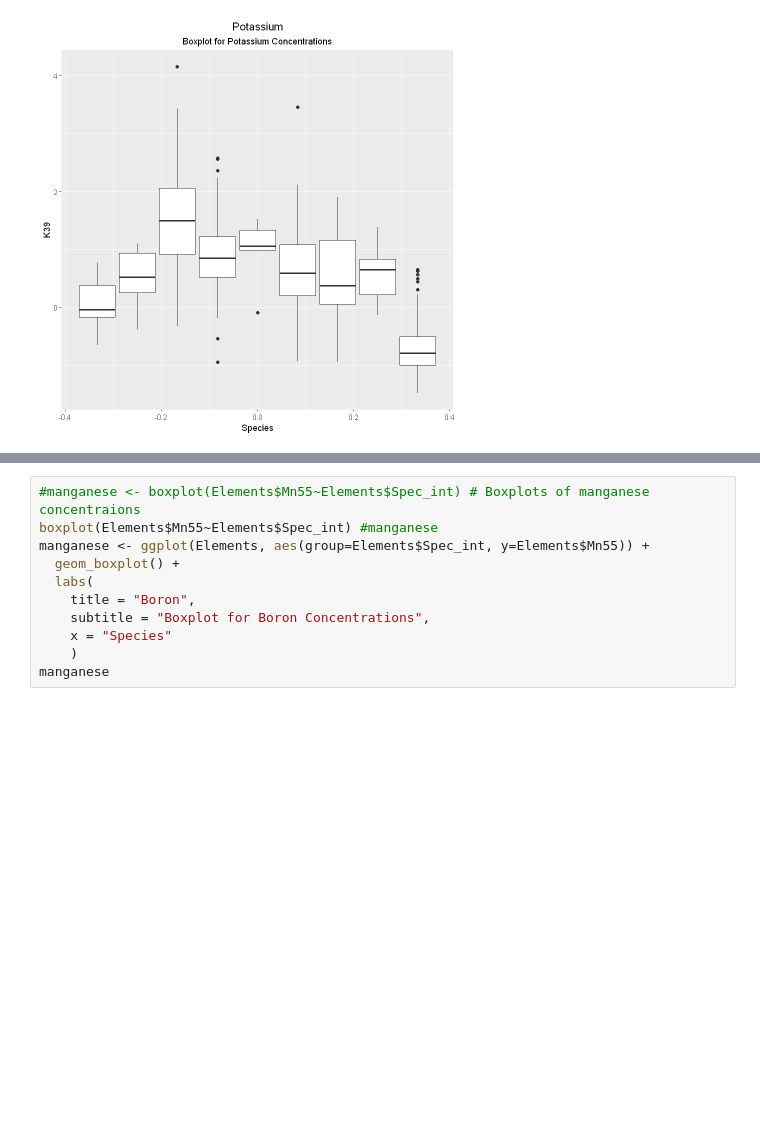
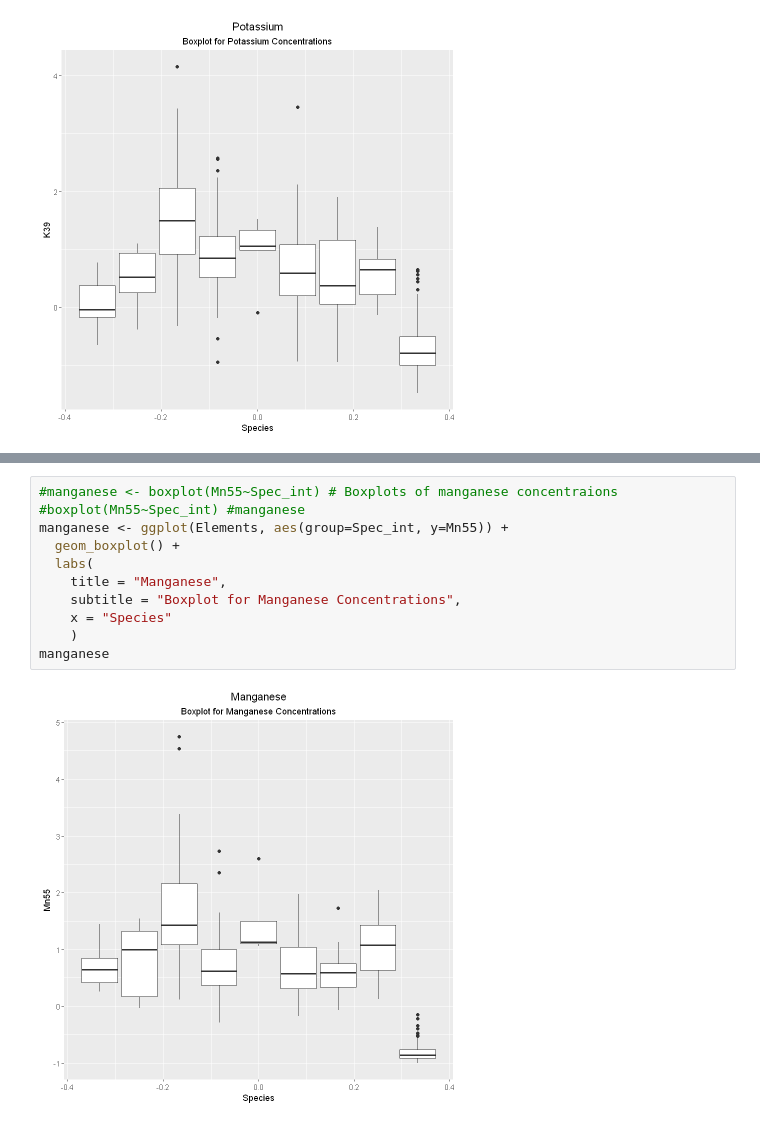
Before and after one commit to Kovacs-Lab/Aim-3, a Jupyter notebook: Ionomics/Boxplots.ipynb, the cells around one changed output, grey strips where cells are left out. Drawn from its saved outputs; the diff is of its cells as text; blank space fills up the shorter version.

```diff
--- a/Ionomics/Boxplots.ipynb
+++ b/Ionomics/Boxplots.ipynb
@@ -184,12 +189,14 @@ iron
 # %%
-#manganese <- boxplot(Elements$Mn55~Elements$Spec_int) # Boxplots of manganese concentraions
-boxplot(Elements$Mn55~Elements$Spec_int) #manganese
-manganese <- ggplot(Elements, aes(group=Elements$Spec_int, y=Elements$Mn55)) +
+#manganese <- boxplot(Mn55~Spec_int) # Boxplots of manganese concentraions
+#boxplot(Mn55~Spec_int) #manganese
+manganese <- ggplot(Elements, aes(group=Spec_int, y=Mn55)) +
   geom_boxplot() +
   labs(
-    title = "Boron",
-    subtitle = "Boxplot for Boron Concentrations",
+    title = "Manganese",
+    subtitle = "Boxplot for Manganese Concentrations",
     x = "Species"
     )
 manganese
+# %% [output]
+[figure, added]
 # %%
```
Also changed, not shown: parts of 13 cells of this notebook.
